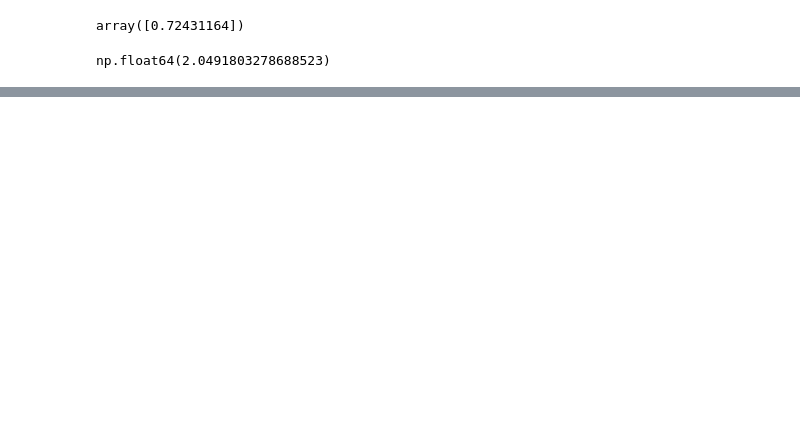
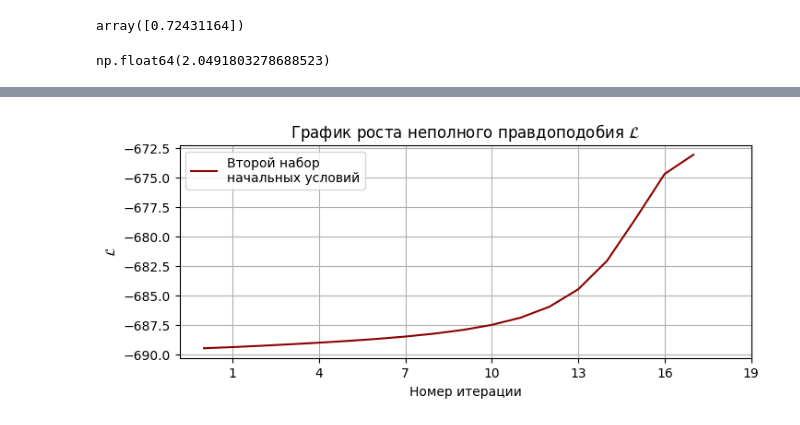
Before and after one commit to Recognizer525/Signal-Processing, a Jupyter notebook: Program Complex for chapter I/Experimental Version/MUSIC-EM comparing, no multistart for EM.ipynb, the cells around one changed output, grey strips where cells are left out. Saved outputs shown, nothing was run; the diff lists cells and outputs as text; code cells hidden in the pictures; blank space fills up the shorter version.

```diff
--- a/Program Complex for chapter I/Experimental Version/MUSIC-EM comparing, no multistart for EM.ipynb
+++ b/Program Complex for chapter I/Experimental Version/MUSIC-EM comparing, no multistart for EM.ipynb
@@ -194,0 +205,12 @@ array([[0.71558499],
+# %%
+plt.figure(figsize=(8, 3))
+plt.title(r'$\text{График роста неполного правдоподобия} \,\,\mathcal{L}$')
+plt.plot(x2_lhd, lhd_list2,color='darkred', label=f'Второй набор\nначальных условий')
+plt.xlabel('Номер итерации')
+plt.ylabel(r'$\mathcal{L}$')
+plt.xticks(np.arange(1,20,3))
+plt.legend()
+plt.grid()
+plt.show()
+# %% [output]
+[figure, added]
```
Also changed, not shown: parts of 16 cells of this notebook, 12 other files.
